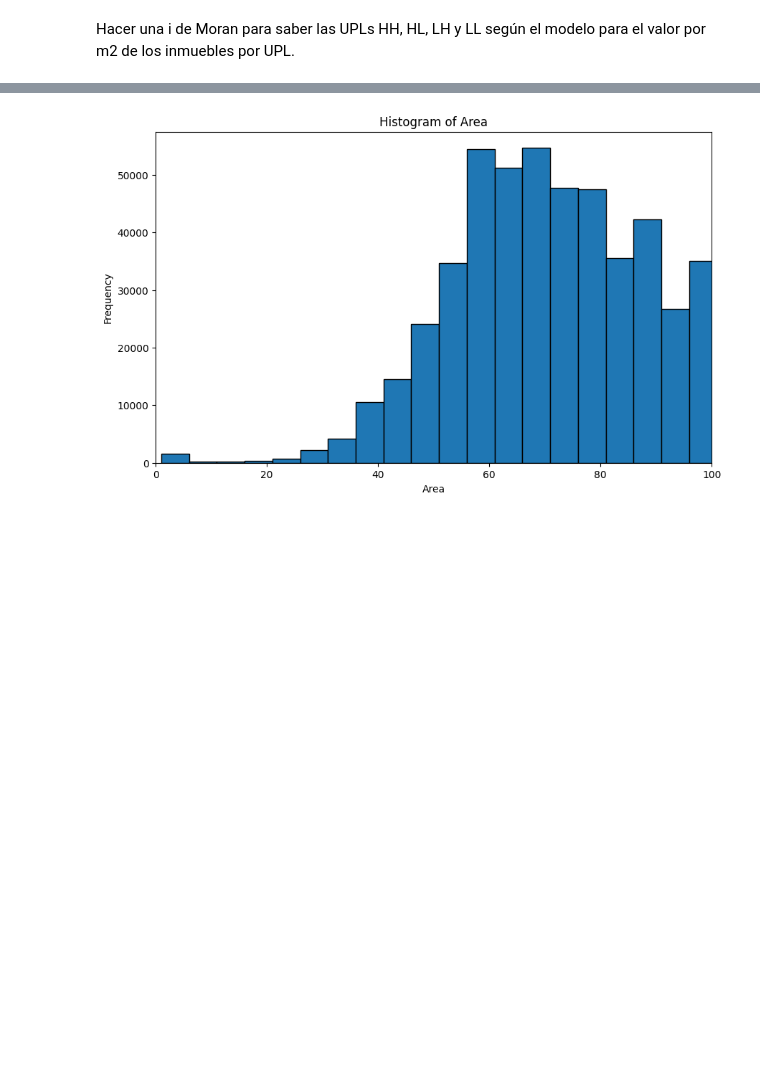
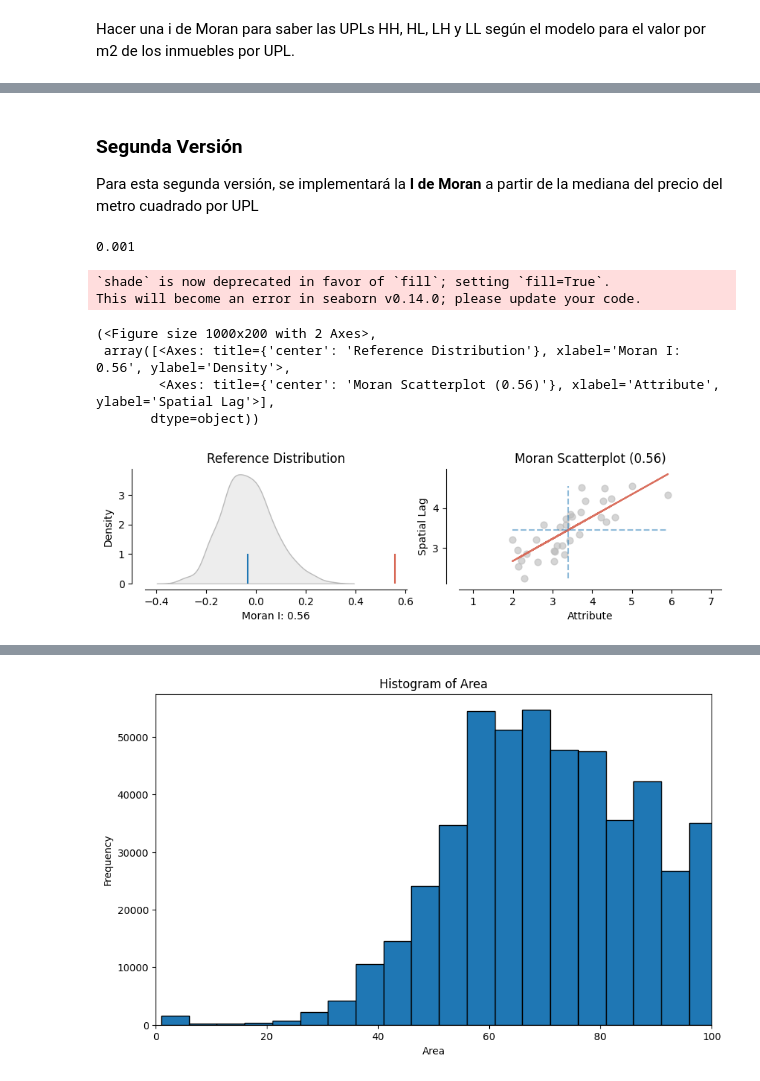
Before and after one commit to SantiGonzalezz/habi_prueba_data_science, a Jupyter notebook: Prueba_Data_Science_Santi.ipynb, the cells around one changed output, grey strips where cells are left out. Cells and saved outputs as stored; diff of their text form; code cells hidden in the pictures; blank space fills up the shorter version.

```diff
--- a/Prueba_Data_Science_Santi.ipynb
+++ b/Prueba_Data_Science_Santi.ipynb
@@ -439,0 +580,56 @@ Hacer una i de Moran para saber las UPLs HH, HL, LH y LL según el modelo para e
+# %% [markdown]
+### Segunda Versión
+
+Para esta segunda versión, se implementará la **I de Moran** a partir de la mediana del precio del metro cuadrado por UPL
+# %%
+# Get the weights matrix
+w = Queen.from_dataframe(
+    df=df_precio_upl,
+    geom_col='geometry',
+    use_index=False
+)
+# w.transform = 'r'
+
+# Get the variable to make the test
+y = df_precio_upl['median_precio_m2']
+
+# Make the Moran's Test
+moran = Moran(
+    y=y,
+    w=w
+)
+
+# Make the Moran's test for each UPL
+moran_local = Moran_Local(
+    y=y,
+    w=w
+)
+
+# Save the data of the moran test to the df
+df_precio_upl['p_sim'] = moran_local.p_sim
+df_precio_upl['q'] = moran_local.q
+
+# Set the type of UPL depending on the quadrant
+df_precio_upl.loc[df_precio_upl['q'] == 1, 'tipo'] = 'HH'
+df_precio_upl.loc[df_precio_upl['q'] == 2, 'tipo'] = 'LH'
+df_precio_upl.loc[df_precio_upl['q'] == 3, 'tipo'] = 'LL'
+df_precio_upl.loc[df_precio_upl['q'] == 4, 'tipo'] = 'HL'
+
+# Set if the test for each upl is significative
+df_precio_upl['significativo'] = 0
+df_precio_upl.loc[df_precio_upl['p_sim'] <= 0.05, 'significativo'] = 1
+
+# Check the p-value
+moran.p_sim
+# %% [output]
+0.001
+# %%
+plot_moran(moran, zstandard=False, figsize=(10,2))
+# %% [output]
+`shade` is now deprecated in favor of `fill`; setting `fill=True`.
+This will become an error in seaborn v0.14.0; please update your code.
+(<Figure size 1000x200 with 2 Axes>,
+ array([<Axes: title={'center': 'Reference Distribution'}, xlabel='Moran I: 0.56', ylabel='Density'>,
+        <Axes: title={'center': 'Moran Scatterplot (0.56)'}, xlabel='Attribute', ylabel='Spatial Lag'>],
+       dtype=object))
+[figure, added]
```
Also changed, not shown: parts of 63 cells of this notebook, 2 other files.
